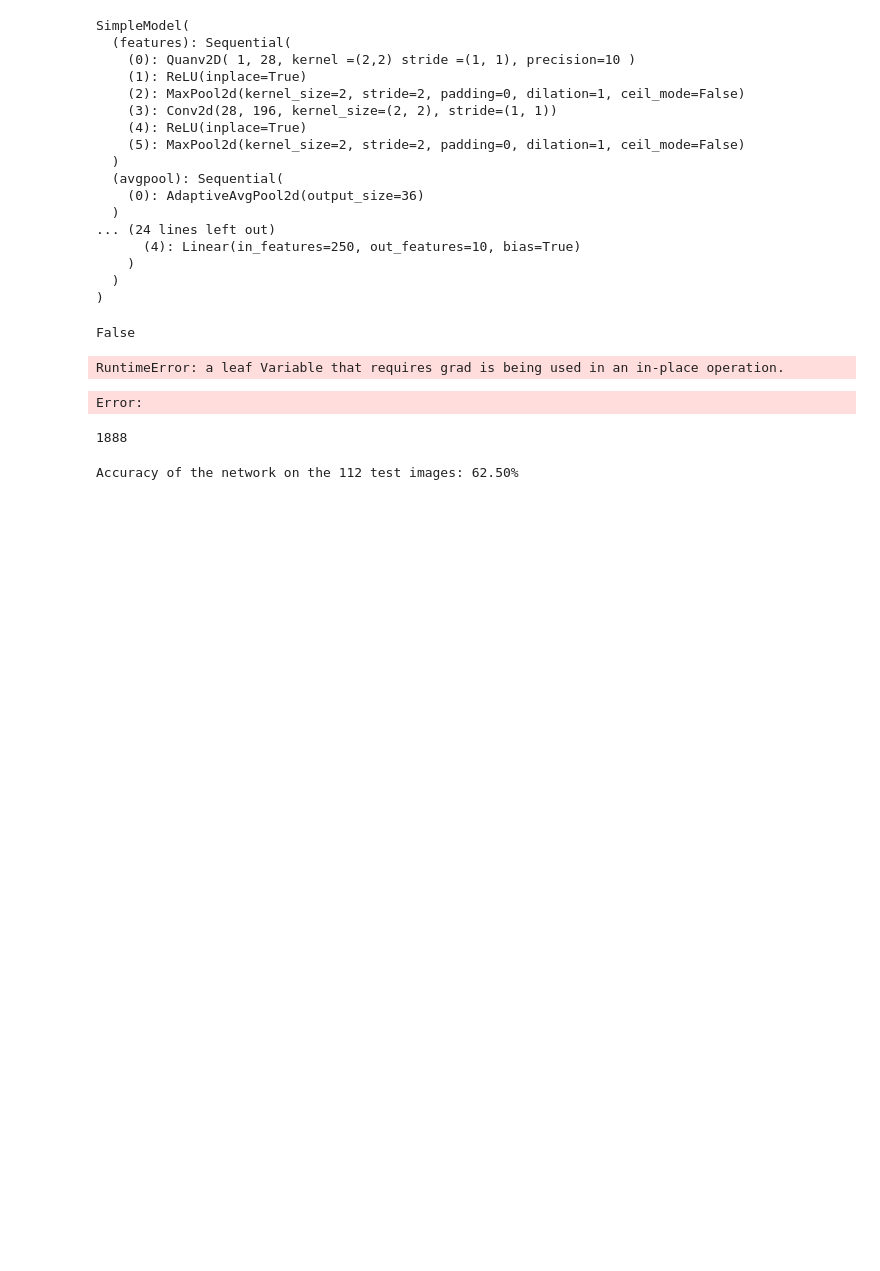
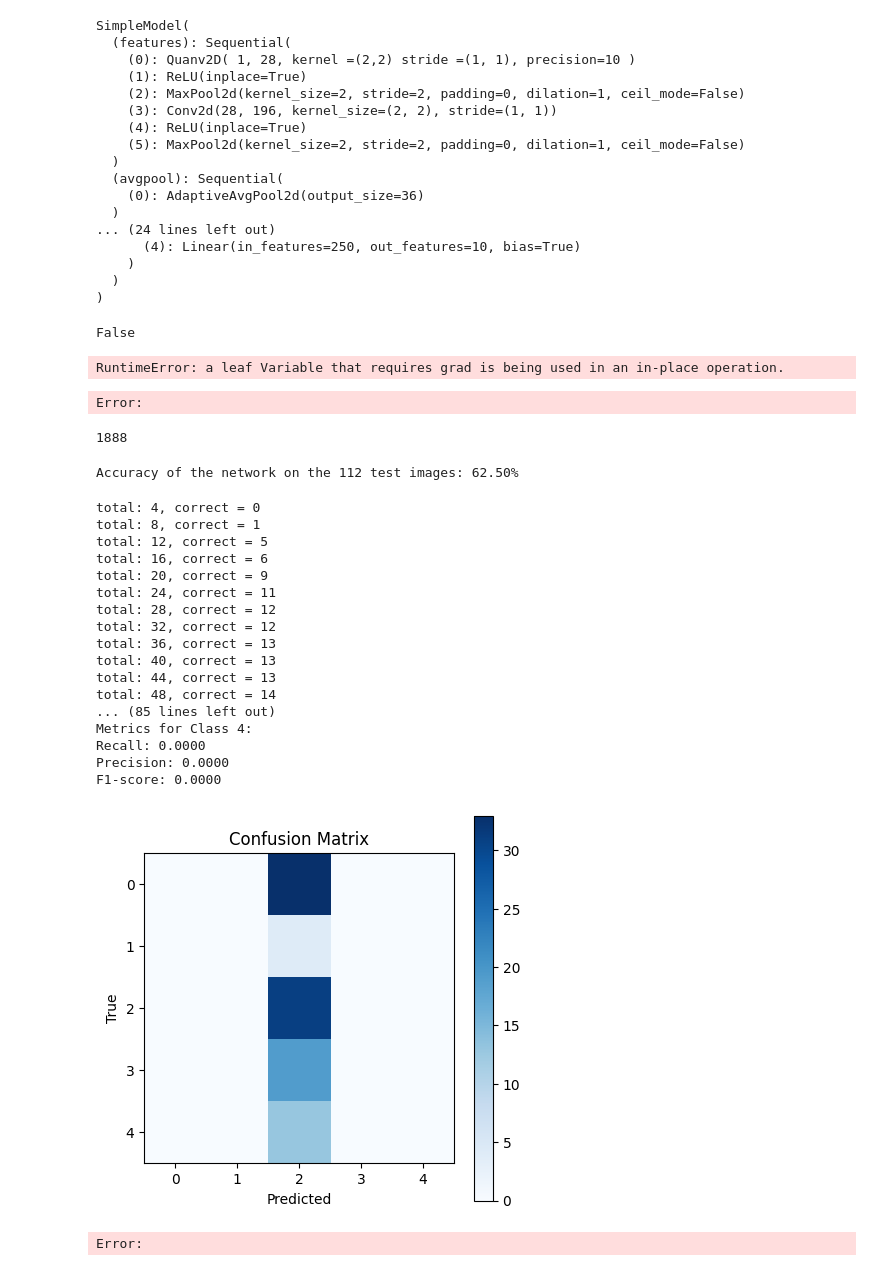
Before and after one commit to Tentacall/GridProjectHealth-Care, a Jupyter notebook: tut3.ipynb, the cells around one changed output. Saved outputs shown, nothing was run; the diff lists cells and outputs as text; code cells hidden in the pictures; blank space fills up the shorter version.

```diff
--- a/tut3.ipynb
+++ b/tut3.ipynb
@@ -160,0 +165,30 @@ Accuracy of the network on the 112 test images: 62.50%
+# %%
+mp.set_start_method('spawn')
+model = RetinopathyClassification()
+# print(model)
+trainer = Trainner(model, 20)
+trainer.loadModel("model_classic_v2.5")
+# trainer.train()
+# trainer.save("model_resnet_v1.3")
+# trainer.test()
+trainer.conf_mat()
+# %% [output]
+total: 4, correct = 0
+total: 8, correct = 1
+total: 12, correct = 5
+total: 16, correct = 6
+total: 20, correct = 9
+total: 24, correct = 11
+total: 28, correct = 12
+total: 32, correct = 12
+total: 36, correct = 13
+total: 40, correct = 13
+total: 44, correct = 13
+total: 48, correct = 14
+... (85 lines left out)
+Metrics for Class 4:
+Recall: 0.0000
+Precision: 0.0000
+F1-score: 0.0000
+[figure, added]
+Error:
```
Also changed, not shown: parts of 8 cells of this notebook, 31 other files.
